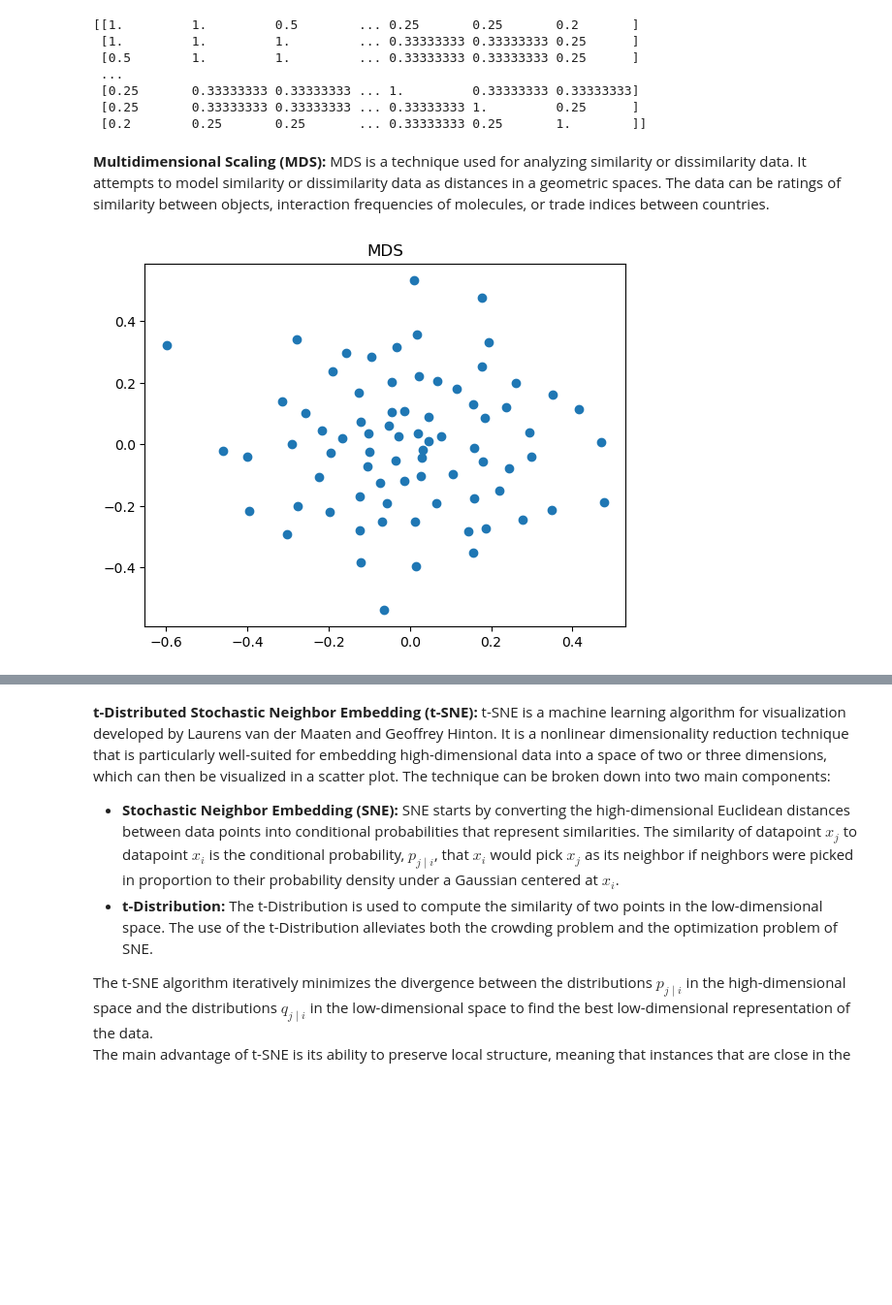
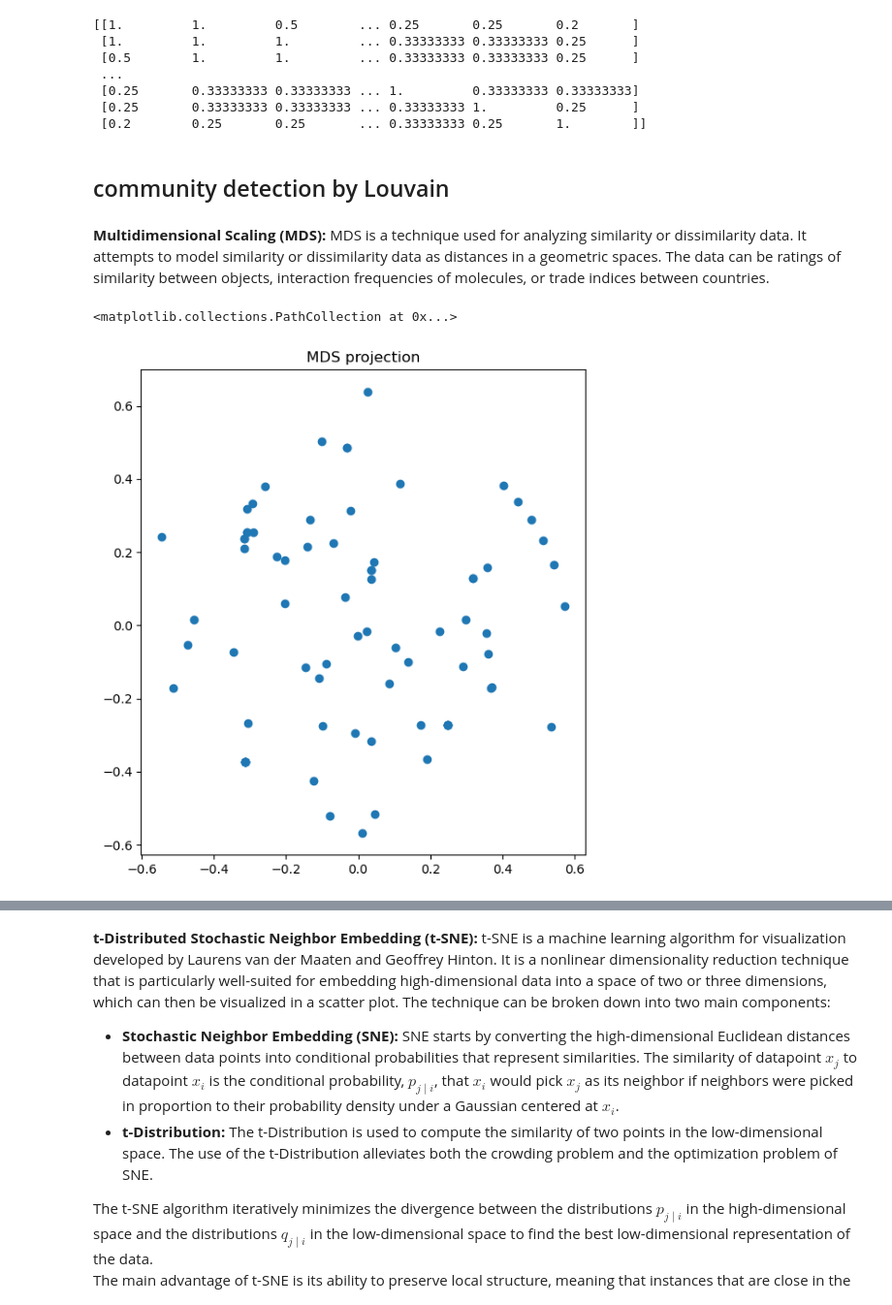
Before and after one commit to mauro-vb/graph-visualization-project, a Jupyter notebook: step6.ipynb, the cells around one changed output, grey strips where cells are left out. Shown at 97% size. Saved outputs shown, nothing was run; the diff lists cells and outputs as text; code cells hidden in the pictures; blank space fills up the shorter version.

```diff
--- a/step6.ipynb
+++ b/step6.ipynb
@@ -84,3 +63,5 @@ print(S)
  [0.25       0.33333333 0.33333333 ... 1.         0.33333333 0.33333333]
  [0.25       0.33333333 0.33333333 ... 0.33333333 1.         0.25      ]
  [0.2        0.25       0.25       ... 0.33333333 0.25       1.        ]]
+# %% [markdown]
+## community detection by Louvain
@@ -87,13 +75,13 @@ print(S)
 # %% [markdown]
 <p><b>Multidimensional Scaling (MDS):</b> MDS is a technique used for analyzing similarity or dissimilarity data. It attempts to model similarity or dissimilarity data as distances in a geometric spaces. The data can be ratings of similarity between objects, interaction frequencies of molecules, or trade indices between countries.</p>
-# %%
-mds = manifold.MDS(n_components=2, dissimilarity="precomputed", random_state=6)
-results = mds.fit(S)
-coords = results.embedding_
-
-plt.subplots_adjust(bottom = 0.1)
-plt.scatter(coords[:, 0], coords[:, 1], marker = 'o')
-plt.title('MDS')
-plt.show()
-# %% [output]
-[figure, removed]
+# %%
+mds = manifold.MDS(n_components=2, dissimilarity="precomputed", random_state=6)
+pos_mds = mds.fit_transform(1 - S)  # dissimilarity
+
+plt.figure(figsize=(14, 7))
+plt.subplot(121)
+plt.title('MDS projection')
+plt.scatter(pos_mds[:, 0], pos_mds[:, 1], cmap=plt.cm.Spectral)
+# %% [output]
+<matplotlib.collections.PathCollection at 0x...>
+[figure, added]
```
Also changed, not shown: parts of 9 cells of this notebook.
